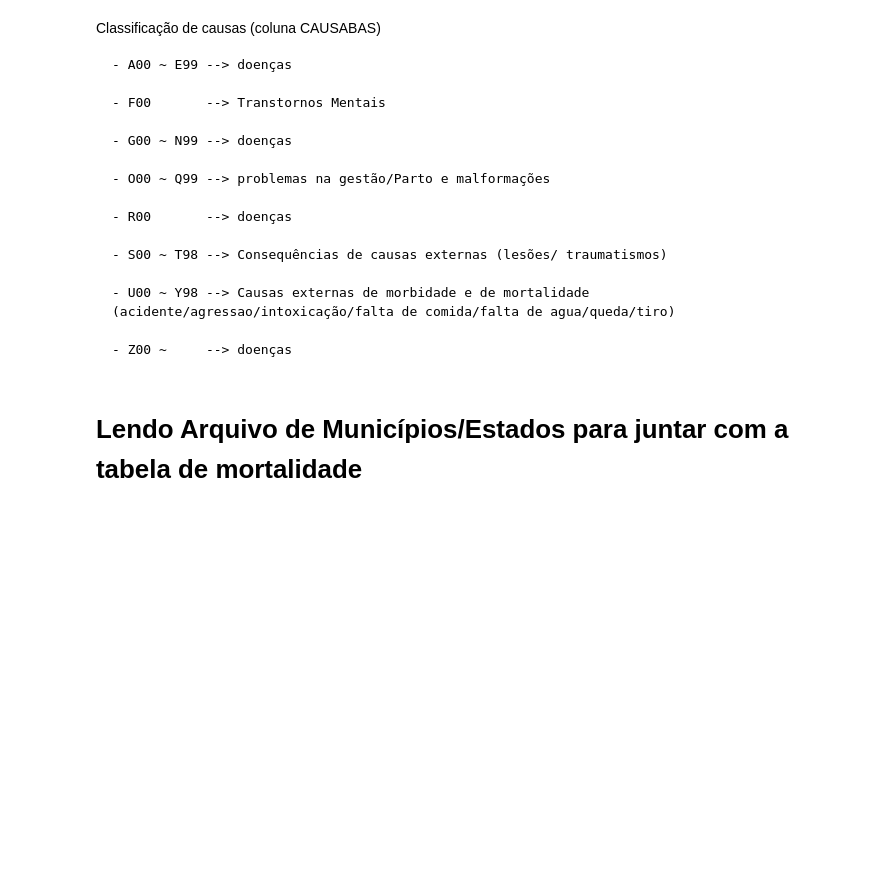
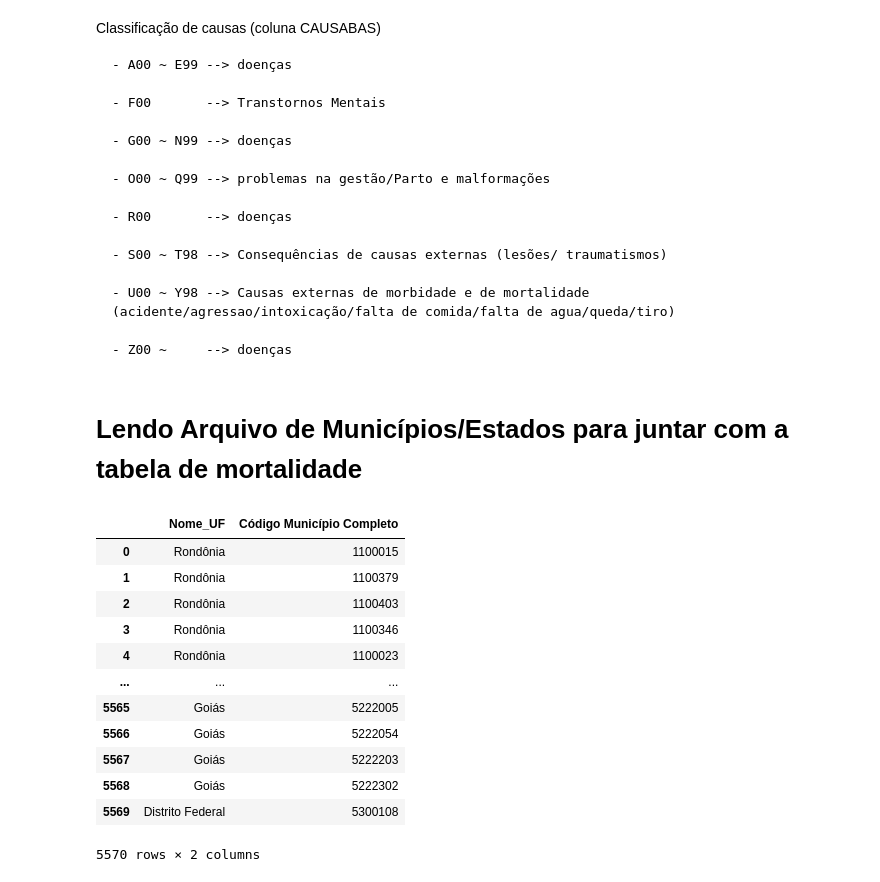
Before and after one commit to LYGuenka/Projeto-Final, a Jupyter notebook: Organização de dados.ipynb, the cells around one changed output. Cells and saved outputs as stored; diff of their text form; code cells hidden in the pictures; blank space fills up the shorter version.

```diff
--- a/Organização de dados.ipynb
+++ b/Organização de dados.ipynb
@@ -119,3 +195,19 @@ CID_2019['Classificação de causas'] = CID_2019['Classificação de causas'].st
 Municípios_Estados = pd.read_excel(r'C:\Projeto Final\data\RELATORIO_DTB_BRASIL_MUNICIPIO.xls')
 # %%
 Municípios_Estados = Municípios_Estados.loc[:, ['Nome_UF', 'Código Município Completo']]
+# %%
+Municípios_Estados
+# %% [output]
+|  | Nome_UF | Código Município Completo |
+| 0 | Rondônia | 1100015 |
+| 1 | Rondônia | 1100379 |
+| 2 | Rondônia | 1100403 |
+| 3 | Rondônia | 1100346 |
+| 4 | Rondônia | 1100023 |
+| ... | ... | ... |
+| 5565 | Goiás | 5222005 |
+| 5566 | Goiás | 5222054 |
+| 5567 | Goiás | 5222203 |
+| 5568 | Goiás | 5222302 |
+| 5569 | Distrito Federal | 5300108 |
+5570 rows × 2 columns
```
Also changed, not shown: parts of 9 cells of this notebook.
